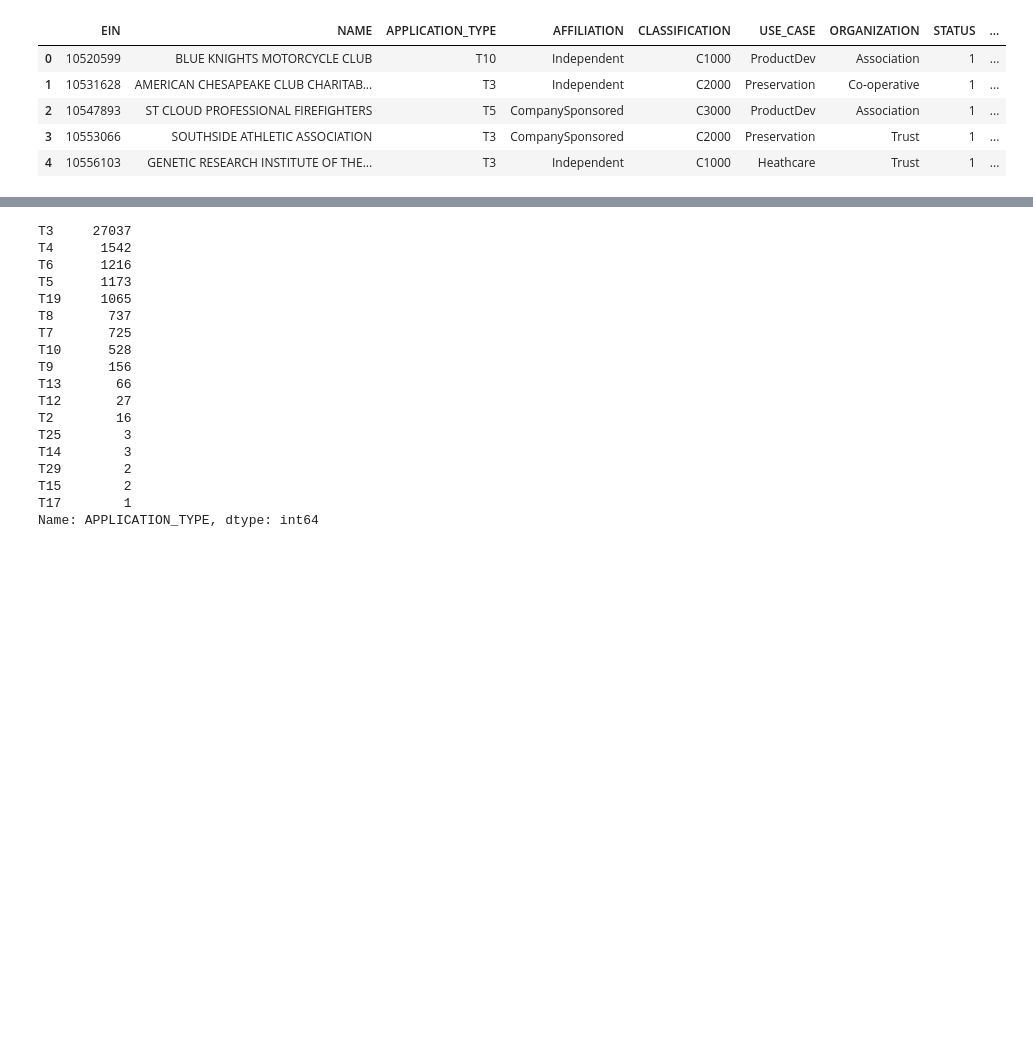
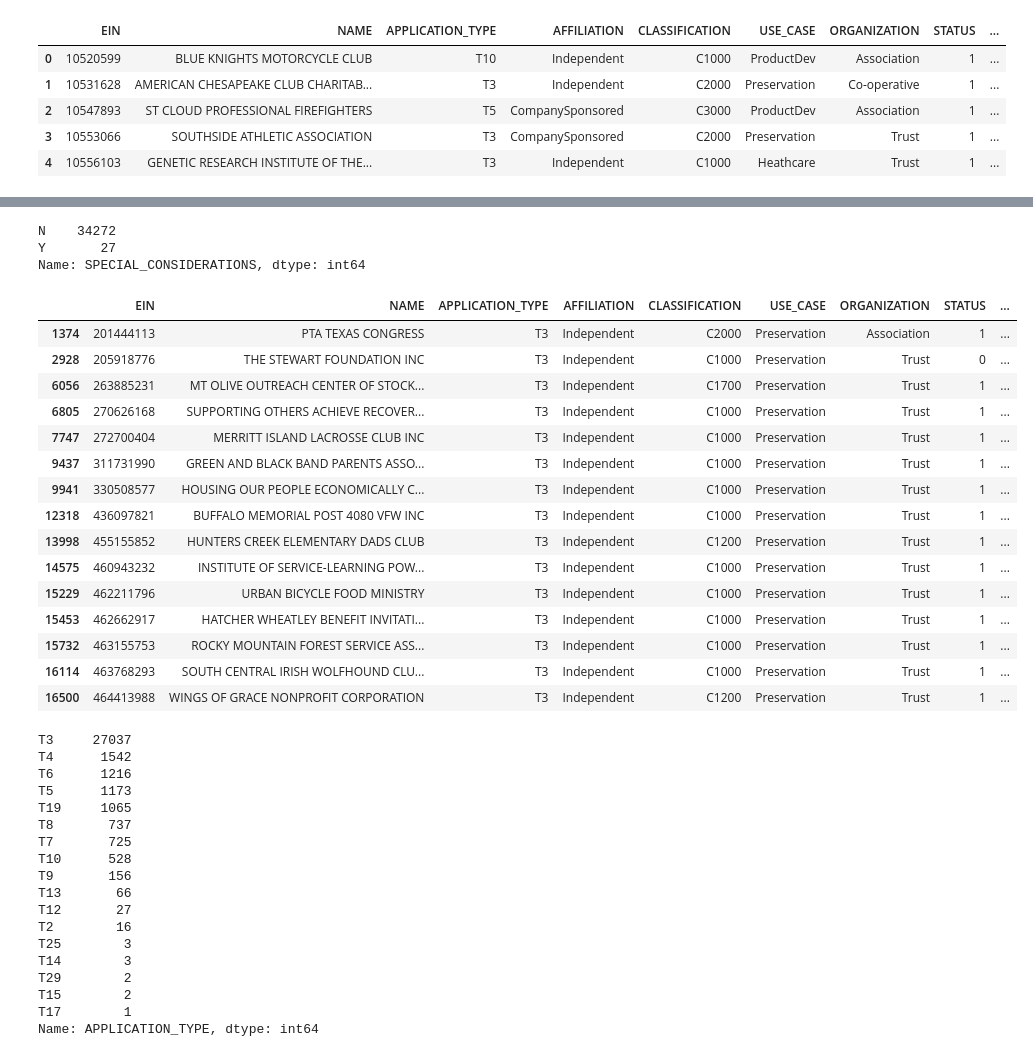
Before and after one commit to Owen-Wang1234/Neural_Network_Charity_Analysis, a Jupyter notebook: AlphabetSoupCharity_Optimization.ipynb, the cells around one changed output, grey strips where cells are left out. Cells and saved outputs as stored; diff of their text form; code cells hidden in the pictures; blank space fills up the shorter version.

```diff
--- a/AlphabetSoupCharity_Optimization.ipynb
+++ b/AlphabetSoupCharity_Optimization.ipynb
@@ -38,0 +55,27 @@ dtype: int64
+# %%
+# Check the distribution of SPECIAL_CONSIDERATIONS.
+application_df.SPECIAL_CONSIDERATIONS.value_counts()
+# %% [output]
+N    34272
+Y       27
+Name: SPECIAL_CONSIDERATIONS, dtype: int64
+# %%
+# Examine the minority case.
+application_df[application_df.SPECIAL_CONSIDERATIONS == "Y"].head(15)
+# %% [output]
+|  | EIN | NAME | APPLICATION_TYPE | AFFILIATION | CLASSIFICATION | USE_CASE | ORGANIZATION | STATUS | ... |
+| 1374 | 201444113 | PTA TEXAS CONGRESS | T3 | Independent | C2000 | Preservation | Association | 1 | ... |
+| 2928 | 205918776 | THE STEWART FOUNDATION INC | T3 | Independent | C1000 | Preservation | Trust | 0 | ... |
+| 6056 | 263885231 | MT OLIVE OUTREACH CENTER OF STOCK... | T3 | Independent | C1700 | Preservation | Trust | 1 | ... |
+| 6805 | 270626168 | SUPPORTING OTHERS ACHIEVE RECOVER... | T3 | Independent | C1000 | Preservation | Trust | 1 | ... |
+| 7747 | 272700404 | MERRITT ISLAND LACROSSE CLUB INC | T3 | Independent | C1000 | Preservation | Trust | 1 | ... |
+| 9437 | 311731990 | GREEN AND BLACK BAND PARENTS ASSO... | T3 | Independent | C1000 | Preservation | Trust | 1 | ... |
+| 9941 | 330508577 | HOUSING OUR PEOPLE ECONOMICALLY C... | T3 | Independent | C1000 | Preservation | Trust | 1 | ... |
+| 12318 | 436097821 | BUFFALO MEMORIAL POST 4080 VFW INC | T3 | Independent | C1000 | Preservation | Trust | 1 | ... |
+| 13998 | 455155852 | HUNTERS CREEK ELEMENTARY DADS CLUB | T3 | Independent | C1200 | Preservation | Trust | 1 | ... |
+| 14575 | 460943232 | INSTITUTE OF SERVICE-LEARNING POW... | T3 | Independent | C1000 | Preservation | Trust | 1 | ... |
+| 15229 | 462211796 | URBAN BICYCLE FOOD MINISTRY | T3 | Independent | C1000 | Preservation | Trust | 1 | ... |
+| 15453 | 462662917 | HATCHER WHEATLEY BENEFIT INVITATI... | T3 | Independent | C1000 | Preservation | Trust | 1 | ... |
+| 15732 | 463155753 | ROCKY MOUNTAIN FOREST SERVICE ASS... | T3 | Independent | C1000 | Preservation | Trust | 1 | ... |
+| 16114 | 463768293 | SOUTH CENTRAL IRISH WOLFHOUND CLU... | T3 | Independent | C1000 | Preservation | Trust | 1 | ... |
+| 16500 | 464413988 | WINGS OF GRACE NONPROFIT CORPORATION | T3 | Independent | C1200 | Preservation | Trust | 1 | ... |
```
Also changed, not shown: parts of 17 cells of this notebook, 3 other files.
